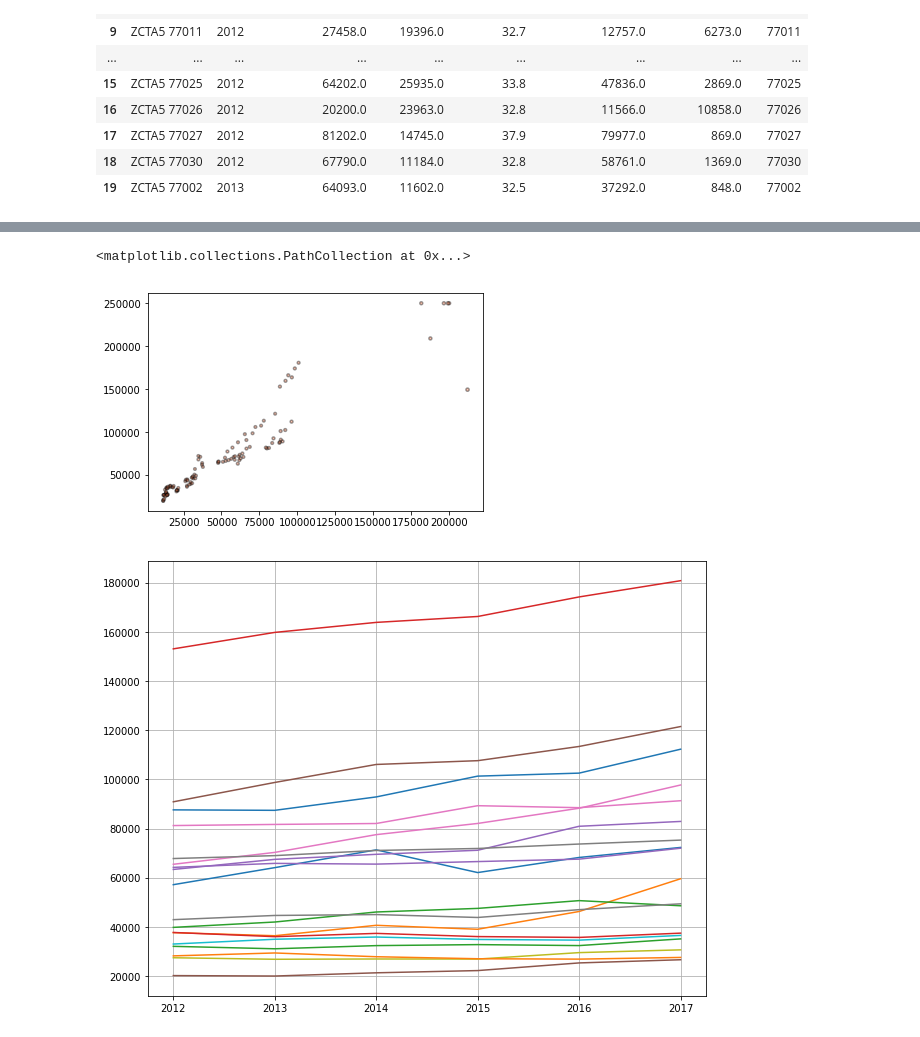
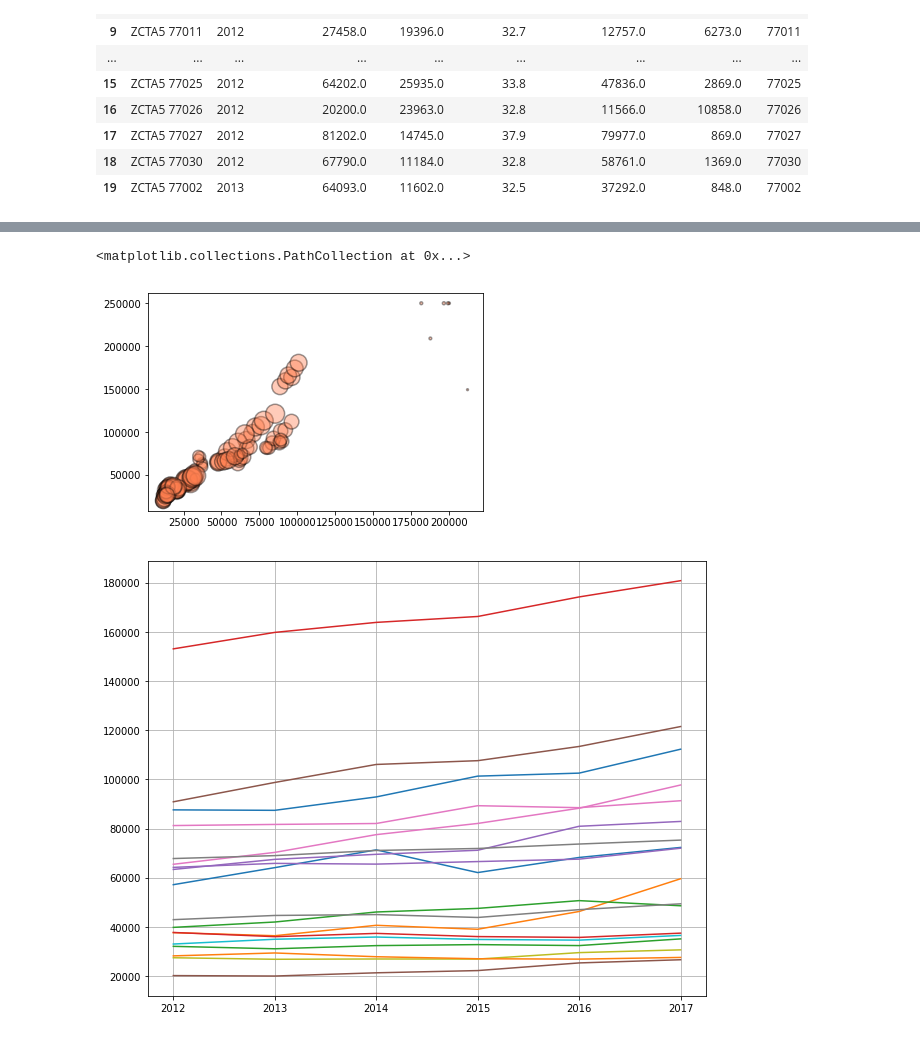
Before and after one commit to NKovich/Houston-Gentrification-Study, a Jupyter notebook: ZipCodeAnalysis.ipynb, the cells around one changed output, grey strips where cells are left out. Saved outputs shown, nothing was run; the diff lists cells and outputs as text; code cells hidden in the pictures.

```diff
--- a/ZipCodeAnalysis.ipynb
+++ b/ZipCodeAnalysis.ipynb
@@ -98,10 +118,10 @@ plt.plot(census_pd["Year"], census_pd["Household Income"])
 # %%
 plt.scatter(census_pd["Per Capita Income"], census_pd["Household Income"], marker="o",
             edgecolors="black", linewidths=1.5,
-            s=census_pd["Median Age"]/5, alpha=0.4, c="coral")
+            s=census_pd["Population"]/100, alpha=0.4, c="coral")
 # %% [output]
 <matplotlib.collections.PathCollection at 0x...>
-[figure, old version]
+[figure, new version]
 # %%
 df_77002 = census_pd[census_pd.Zipcode == '77002']
 df_77003 = census_pd[census_pd.Zipcode == '77003']
```
Also changed, not shown: parts of 8 cells of this notebook.
